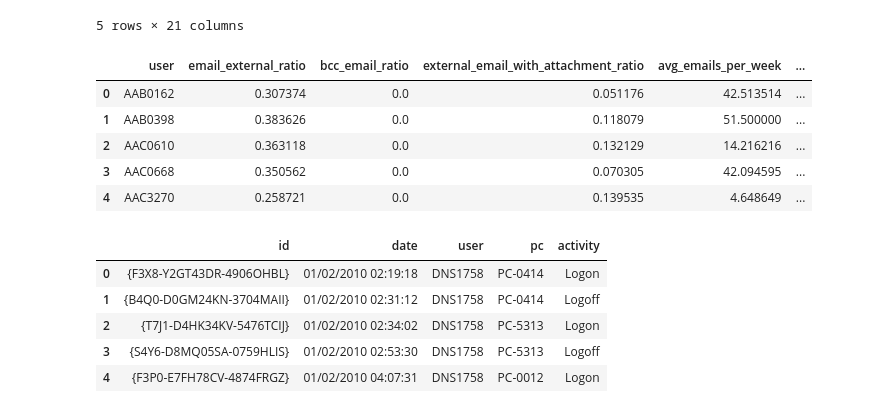
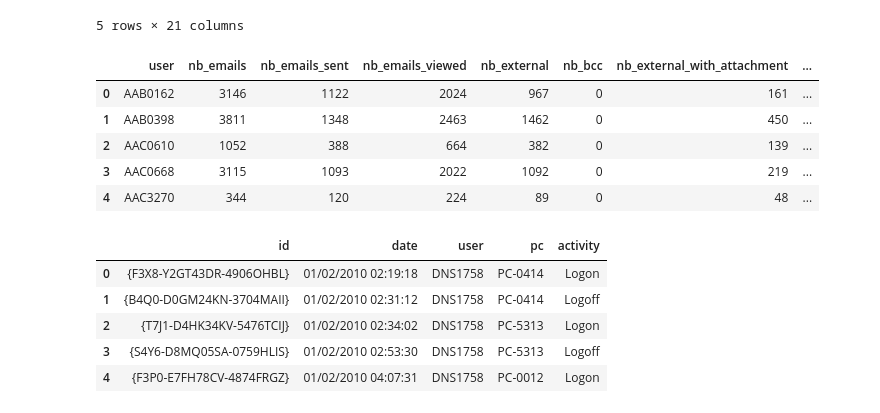
Before and after one commit to SamiKarboubi/CERT-Insider-Threat-Detection, a Jupyter notebook: features_extraction.ipynb, the cells around one changed output. Saved outputs shown, nothing was run; the diff lists cells and outputs as text; code cells hidden in the pictures.

```diff
--- a/features_extraction.ipynb
+++ b/features_extraction.ipynb
@@ -79,6 +75,8 @@ email.head()
 # %%
 features_email = email.groupby('user').agg(
     nb_emails = ('date','count'),
+    nb_emails_sent = ('activity',lambda x : (x=='Send').sum()),
+    nb_emails_viewed = ('activity',lambda x : (x=='View').sum()),
     nb_external = ('is_external','sum'),
     nb_bcc = ('has_bcc','sum'),
     nb_external_with_attachment = ('is_external_with_attachment','sum'),
@@ -94,40 +92,68 @@ features_email['suspicious_content_ratio'] = (
     features_email['nb_emails_has_suspicious_content'] / features_email['nb_emails']
 )
 
 features_email['bcc_email_ratio'] = (
     features_email['nb_bcc'] / features_email['nb_emails']
 )
 features_email['external_email_with_attachment_ratio'] = (
     features_email['nb_external_with_attachment'] / features_email['nb_emails']
 )
 features_email['after_hours_or_weekend_ratio'] = (
     features_email['nb_after_hours_or_weekend'] / features_email['nb_emails']
 )
 
 emails_per_week = email.groupby(['user', 'week']).size().reset_index(name='nb_emails_week')
 
+weekly_email_activity = email.groupby(['user', 'week']).agg(
+    nb_emails = ('activity','count'),
+    nb_emails_sent = ('activity',lambda x : (x=='Send').sum())
+).reset_index()
+
+email_baseline = weekly_email_activity.groupby('user').agg(
+    baseline_median_emails = ('nb_emails','median'),
+    baseline_median_emails_sent = ('nb_emails_sent','median'),
+    baseline_std_emails = ('nb_emails','std'),
+    baseline_std_emails_sent = ('nb_emails_sent','std'),
+)
+
+weekly_email_activity = weekly_email_activity.merge(email_baseline,on='user',how='left')
+
+weekly_email_activity['zscore_emails'] = (
+    (weekly_email_activity['nb_emails'] - weekly_email_activity['baseline_median_emails']) / weekly_email_activity['baseline_std_emails'].clip(lower=1)
+)
+
+weekly_email_activity['zscore_emails_sent'] = (
+    (weekly_email_activity['nb_emails_sent'] - weekly_email_activity['baseline_median_emails_sent']) / weekly_email_activity['baseline_std_emails_sent'].clip(lower=1)
+)
+
+zscore_email_features = weekly_email_activity.groupby('user').agg(
+    max_zscore_emails      = ('zscore_emails', 'max'),
+    max_zscore_emails_sent = ('zscore_emails_sent', 'max'),
+).reset_index()
+
+features_email = features_email.merge(zscore_email_features, on='user', how='left')
+
 avg_emails_per_week = emails_per_week.groupby('user')['nb_emails_week'].mean().reset_index()
 
 avg_emails_per_week.columns = ['user', 'avg_emails_per_week']
 
 features_email = features_email.merge(avg_emails_per_week, on='user', how='left')
 
 sent_emails = email[email['activity'] == 'Send']
 
 features_sent = sent_emails.groupby('user').agg(
     avg_size_sent_email            = ('size', 'mean'),
 ).reset_index()
 features_email = features_email.merge(features_sent, on='user', how='left')
 
-features_email = features_email[['user', 'email_external_ratio', 'bcc_email_ratio', 'external_email_with_attachment_ratio','avg_emails_per_week','after_hours_or_weekend_ratio','avg_size_sent_email','suspicious_content_ratio']]
 features_email.head()
 # %% [output]
-|  | user | email_external_ratio | bcc_email_ratio | external_email_with_attachment_ratio | avg_emails_per_week | ... |
-| 0 | AAB0162 | 0.307374 | 0.0 | 0.051176 | 42.513514 | ... |
-| 1 | AAB0398 | 0.383626 | 0.0 | 0.118079 | 51.500000 | ... |
-| 2 | AAC0610 | 0.363118 | 0.0 | 0.132129 | 14.216216 | ... |
-| 3 | AAC0668 | 0.350562 | 0.0 | 0.070305 | 42.094595 | ... |
-| 4 | AAC3270 | 0.258721 | 0.0 | 0.139535 | 4.648649 | ... |
+|  | user | nb_emails | nb_emails_sent | nb_emails_viewed | nb_external | nb_bcc | nb_external_with_attachment | ... |
+| 0 | AAB0162 | 3146 | 1122 | 2024 | 967 | 0 | 161 | ... |
+| 1 | AAB0398 | 3811 | 1348 | 2463 | 1462 | 0 | 450 | ... |
+| 2 | AAC0610 | 1052 | 388 | 664 | 382 | 0 | 139 | ... |
+| 3 | AAC0668 | 3115 | 1093 | 2022 | 1092 | 0 | 219 | ... |
+| 4 | AAC3270 | 344 | 120 | 224 | 89 | 0 | 48 | ... |
 # %%
 logon = pd.read_parquet("cert_dataset/logon.parquet")
 logon.head()
```
Also changed, not shown: parts of 8 cells of this notebook.
